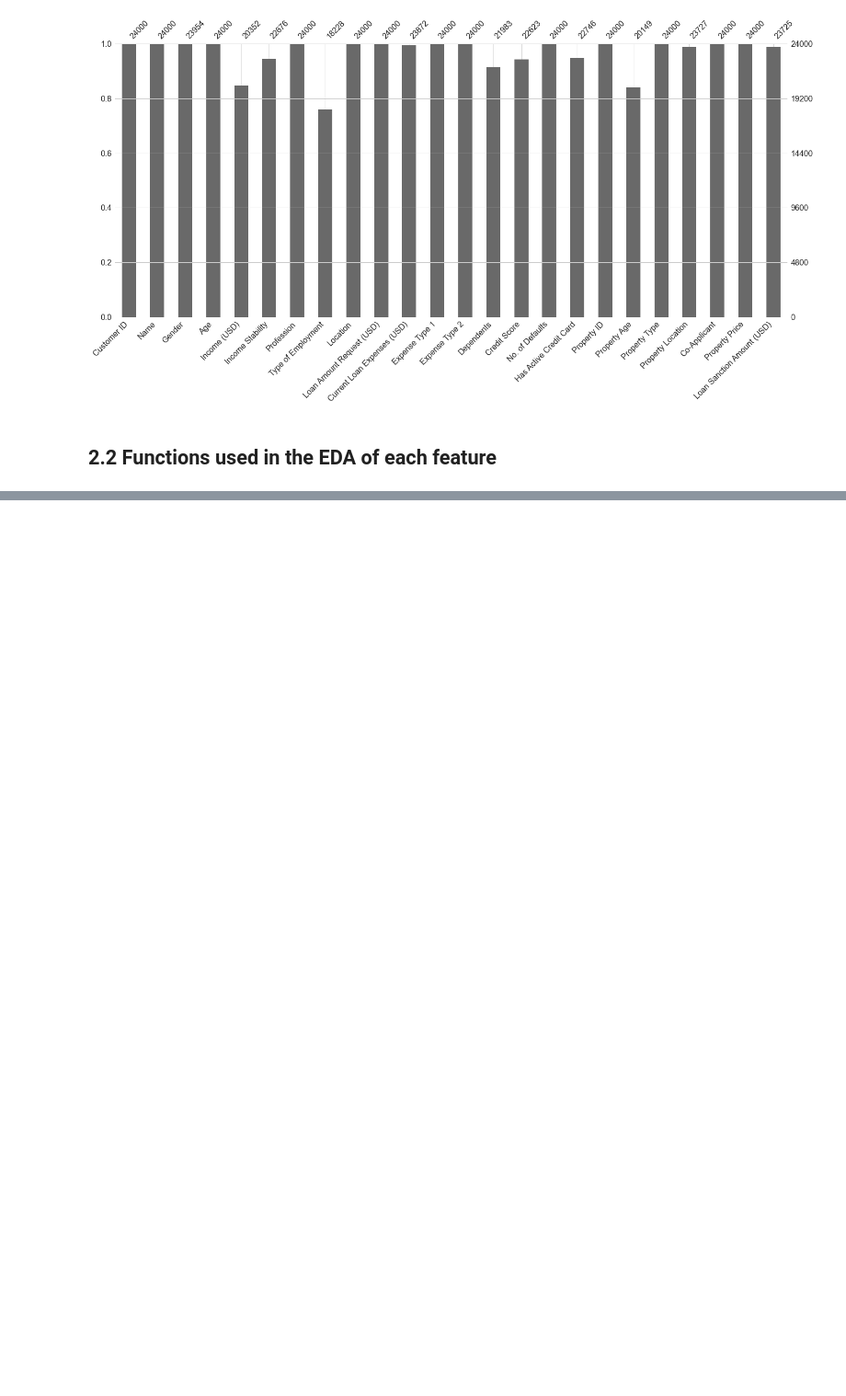
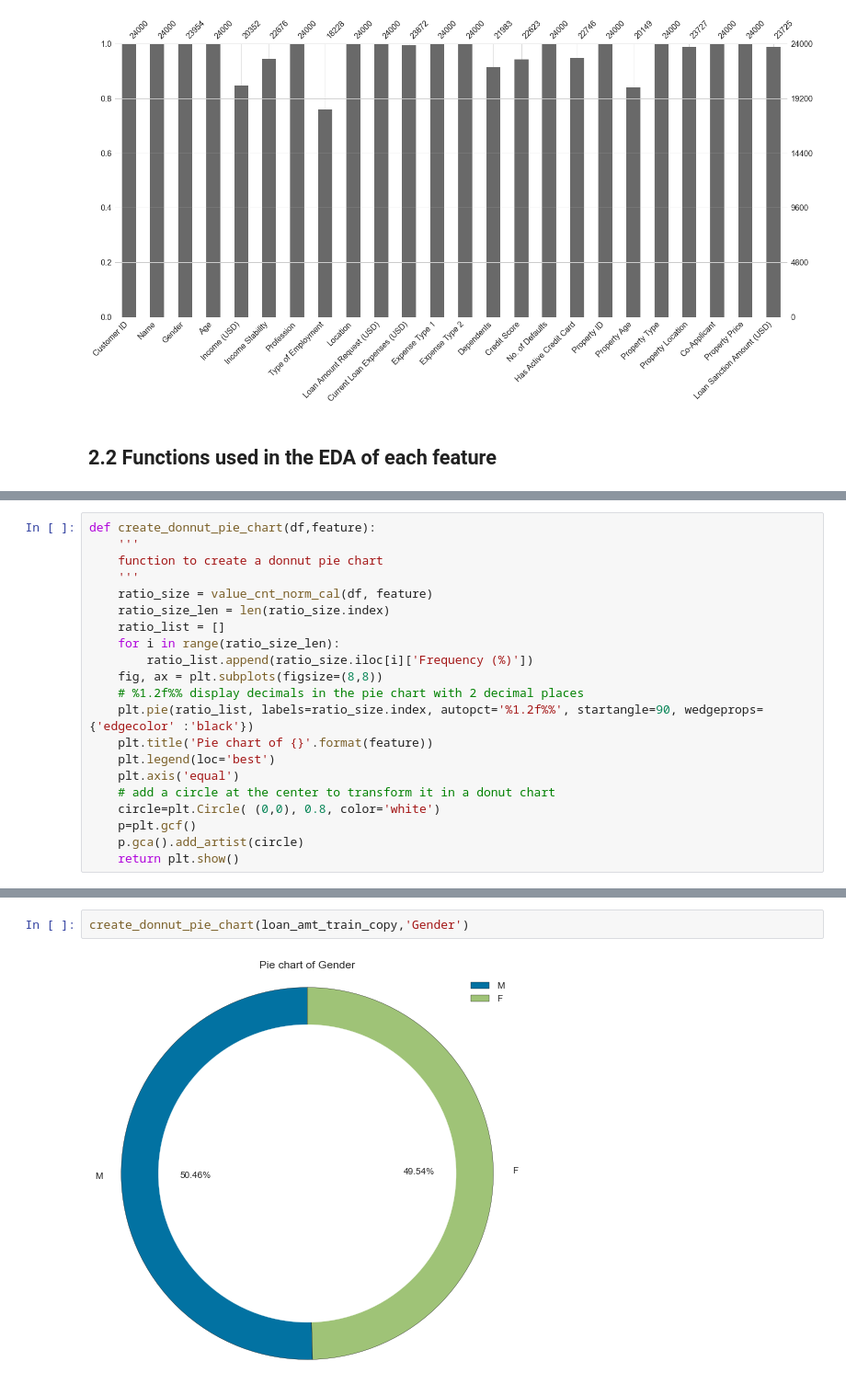
Before and after one commit to semasuka/Loan-amount-prediction-regression, a Jupyter notebook: Loan_amount_prediction.ipynb, the cells around one changed output, grey strips where cells are left out. Shown at 92% size. Saved outputs shown, nothing was run; the diff lists cells and outputs as text; blank space fills up the shorter version.

```diff
--- a/Loan_amount_prediction.ipynb
+++ b/Loan_amount_prediction.ipynb
@@ -157,0 +190,21 @@ plt.show()
+# %%
+def create_donnut_pie_chart(df,feature):
+    '''
+    function to create a donnut pie chart
+    '''
+    ratio_size = value_cnt_norm_cal(df, feature)
+    ratio_size_len = len(ratio_size.index)
+    ratio_list = []
+    for i in range(ratio_size_len):
+        ratio_list.append(ratio_size.iloc[i]['Frequency (%)'])
+    fig, ax = plt.subplots(figsize=(8,8))
+    # %1.2f%% display decimals in the pie chart with 2 decimal places
+    plt.pie(ratio_list, labels=ratio_size.index, autopct='%1.2f%%', startangle=90, wedgeprops={'edgecolor' :'black'})
+    plt.title('Pie chart of {}'.format(feature))
+    plt.legend(loc='best')
+    plt.axis('equal')
+    # add a circle at the center to transform it in a donut chart
+    circle=plt.Circle( (0,0), 0.8, color='white')
+    p=plt.gcf()
+    p.gca().add_artist(circle)
+    return plt.show()
@@ -157,0 +236,4 @@ plt.show()
+# %%
+create_donnut_pie_chart(loan_amt_train_copy,'Gender')
+# %% [output]
+[figure, added]
```
Also changed, not shown: parts of 7 cells of this notebook.
